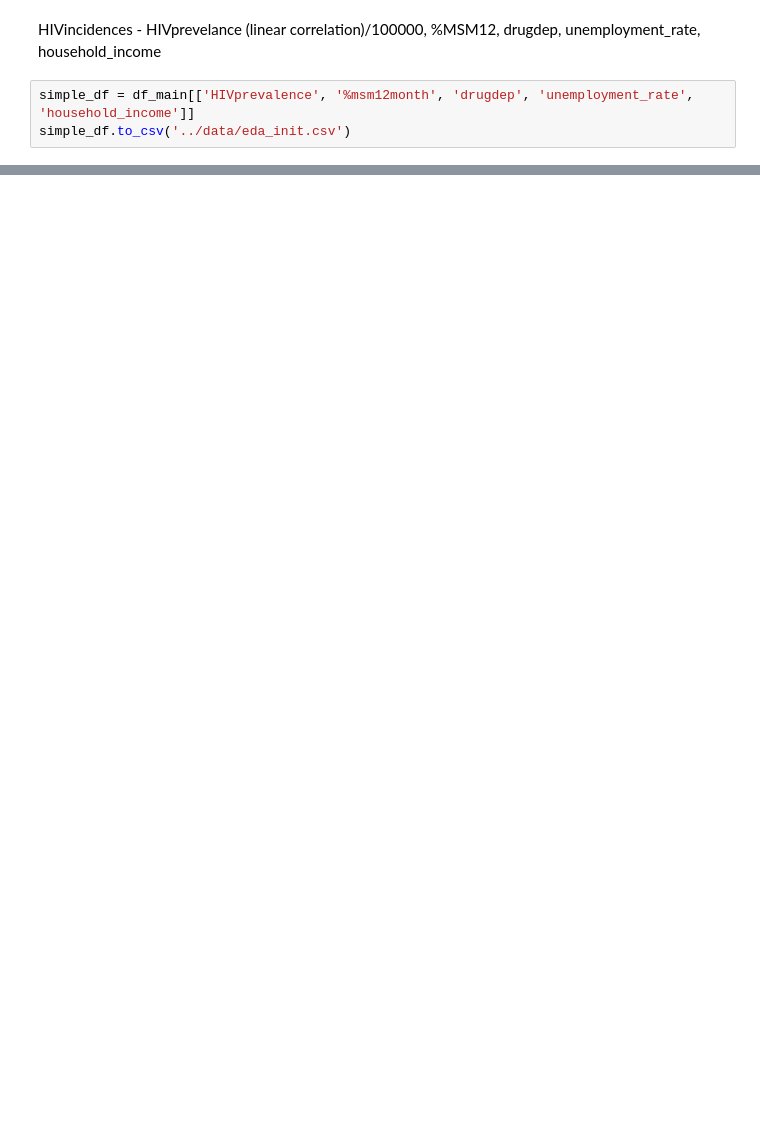
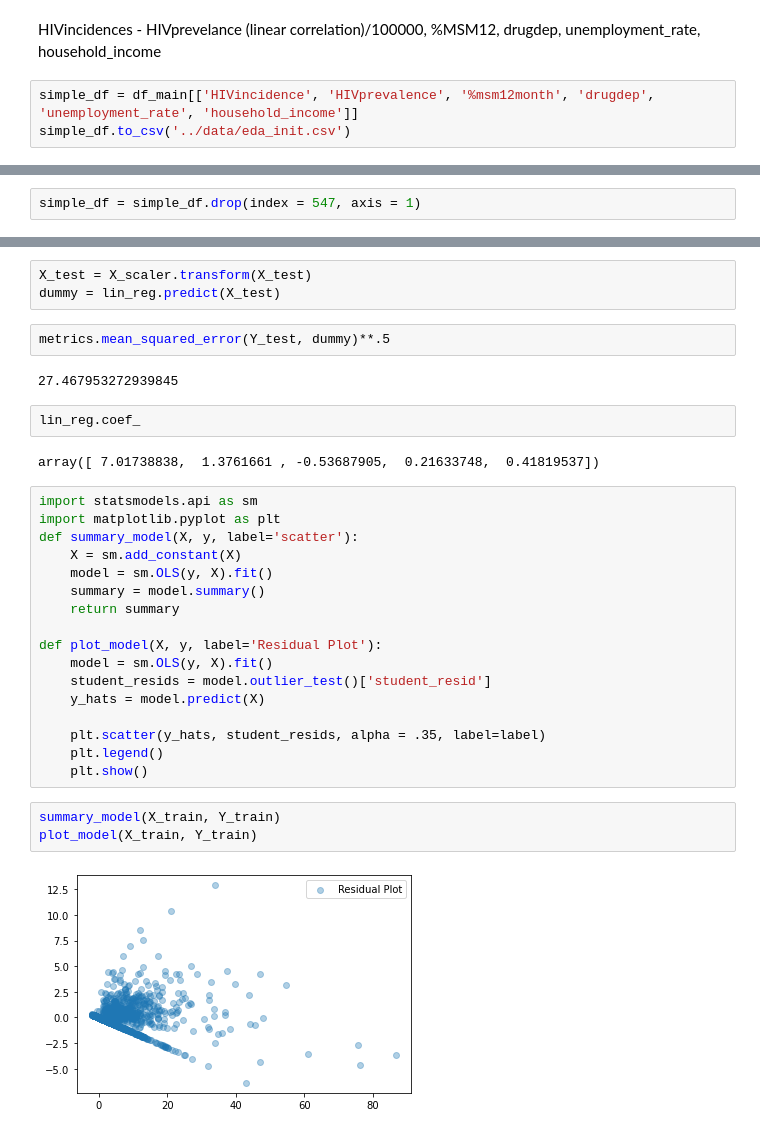
Before and after one commit to Cynz300/forecasting-hiv-incidences-private, a Jupyter notebook: notebooks/merge_data.ipynb, the cells around one changed output, grey strips where cells are left out. Drawn from its saved outputs; the diff is of its cells as text; blank space fills up the shorter version.

```diff
--- a/notebooks/merge_data.ipynb
+++ b/notebooks/merge_data.ipynb
@@ -329,5 +329,5 @@ df_main.iloc[:5,:16]
 # %% [markdown]
 HIVincidences - HIVprevelance (linear correlation)/100000, %MSM12, drugdep, unemployment_rate, household_income
 # %%
-simple_df = df_main[['HIVprevalence', '%msm12month', 'drugdep', 'unemployment_rate', 'household_income']]
+simple_df = df_main[['HIVincidence', 'HIVprevalence', '%msm12month', 'drugdep', 'unemployment_rate', 'household_income']]
 simple_df.to_csv('../data/eda_init.csv')
@@ -333,0 +338,2 @@ simple_df.to_csv('../data/eda_init.csv')
+# %%
+simple_df = simple_df.drop(index = 547, axis = 1)
@@ -333,0 +385,33 @@ simple_df.to_csv('../data/eda_init.csv')
+# %%
+X_test = X_scaler.transform(X_test)
+dummy = lin_reg.predict(X_test)
+# %%
+metrics.mean_squared_error(Y_test, dummy)**.5
+# %% [output]
+27.467953272939845
+# %%
+lin_reg.coef_
+# %% [output]
+array([ 7.01738838,  1.3761661 , -0.53687905,  0.21633748,  0.41819537])
+# %%
+import statsmodels.api as sm
+import matplotlib.pyplot as plt
+def summary_model(X, y, label='scatter'):
+    X = sm.add_constant(X)
+    model = sm.OLS(y, X).fit()
+    summary = model.summary()
+    return summary
+
+def plot_model(X, y, label='Residual Plot'):
+    model = sm.OLS(y, X).fit()
+    student_resids = model.outlier_test()['student_resid']
+    y_hats = model.predict(X)
+
+    plt.scatter(y_hats, student_resids, alpha = .35, label=label)
+    plt.legend()
+    plt.show()
+# %%
+summary_model(X_train, Y_train)
+plot_model(X_train, Y_train)
+# %% [output]
+[figure, added]
```
Also changed, not shown: parts of 4 cells of this notebook, 1 other file.
